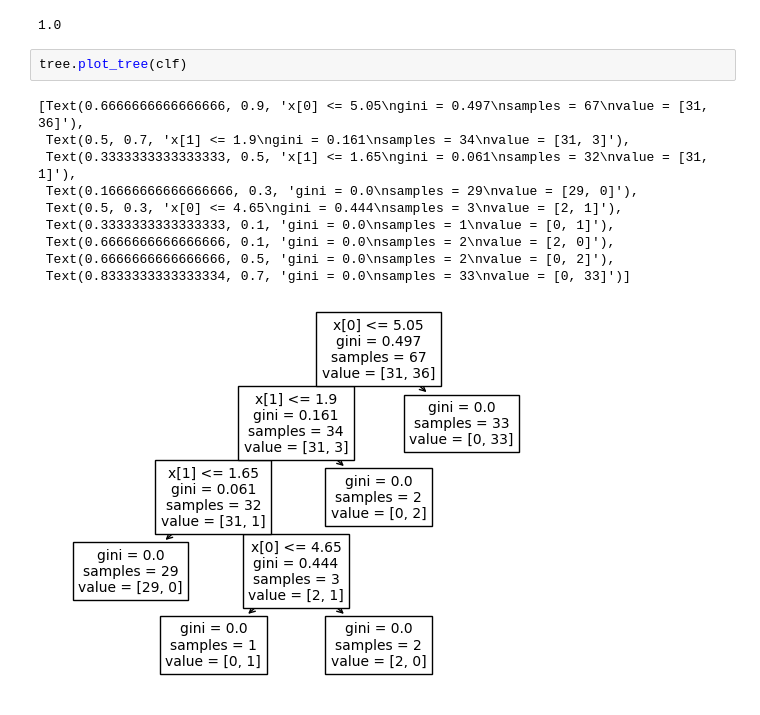
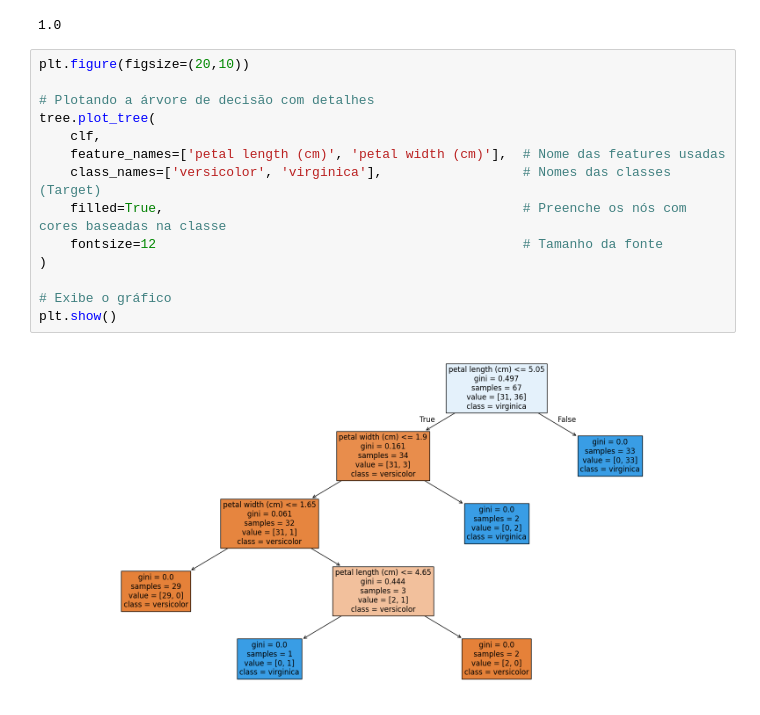
Before and after one commit to Ryan-S-S/Monitoria, a Jupyter notebook: Técnicas de Aprendizagem Diversas/Árvores de Decisão/Arvores de Decisao Classificador.ipynb, the cells around one changed output. Drawn from its saved outputs; the diff is of its cells as text.

```diff
--- a/Técnicas de Aprendizagem Diversas/Árvores de Decisão/Arvores de Decisao Classificador.ipynb
+++ b/Técnicas de Aprendizagem Diversas/Árvores de Decisão/Arvores de Decisao Classificador.ipynb
@@ -72,18 +101,21 @@ clf = clf.fit(X_train, y_train)
 clf.score(X_train, y_train)
 # %% [output]
 1.0
-# %%
-tree.plot_tree(clf)
-# %% [output]
-[Text(0.6666666666666666, 0.9, 'x[0] <= 5.05\ngini = 0.497\nsamples = 67\nvalue = [31, 36]'),
- Text(0.5, 0.7, 'x[1] <= 1.9\ngini = 0.161\nsamples = 34\nvalue = [31, 3]'),
- Text(0.3333333333333333, 0.5, 'x[1] <= 1.65\ngini = 0.061\nsamples = 32\nvalue = [31, 1]'),
- Text(0.16666666666666666, 0.3, 'gini = 0.0\nsamples = 29\nvalue = [29, 0]'),
- Text(0.5, 0.3, 'x[0] <= 4.65\ngini = 0.444\nsamples = 3\nvalue = [2, 1]'),
- Text(0.3333333333333333, 0.1, 'gini = 0.0\nsamples = 1\nvalue = [0, 1]'),
- Text(0.6666666666666666, 0.1, 'gini = 0.0\nsamples = 2\nvalue = [2, 0]'),
- Text(0.6666666666666666, 0.5, 'gini = 0.0\nsamples = 2\nvalue = [0, 2]'),
- Text(0.8333333333333334, 0.7, 'gini = 0.0\nsamples = 33\nvalue = [0, 33]')]
-[figure, removed]
+# %%
+plt.figure(figsize=(20,10))
+
+# Plotando a árvore de decisão com detalhes
+tree.plot_tree(
+    clf,
+    feature_names=['petal length (cm)', 'petal width (cm)'],  # Nome das features usadas
+    class_names=['versicolor', 'virginica'],                  # Nomes das classes (Target)
+    filled=True,                                              # Preenche os nós com cores baseadas na classe
+    fontsize=12                                               # Tamanho da fonte
+)
+
+# Exibe o gráfico
+plt.show()
+# %% [output]
+[figure, added]
 # %%
 import matplotlib.pyplot as plt
```
Also changed, not shown: parts of 10 cells of this notebook.
